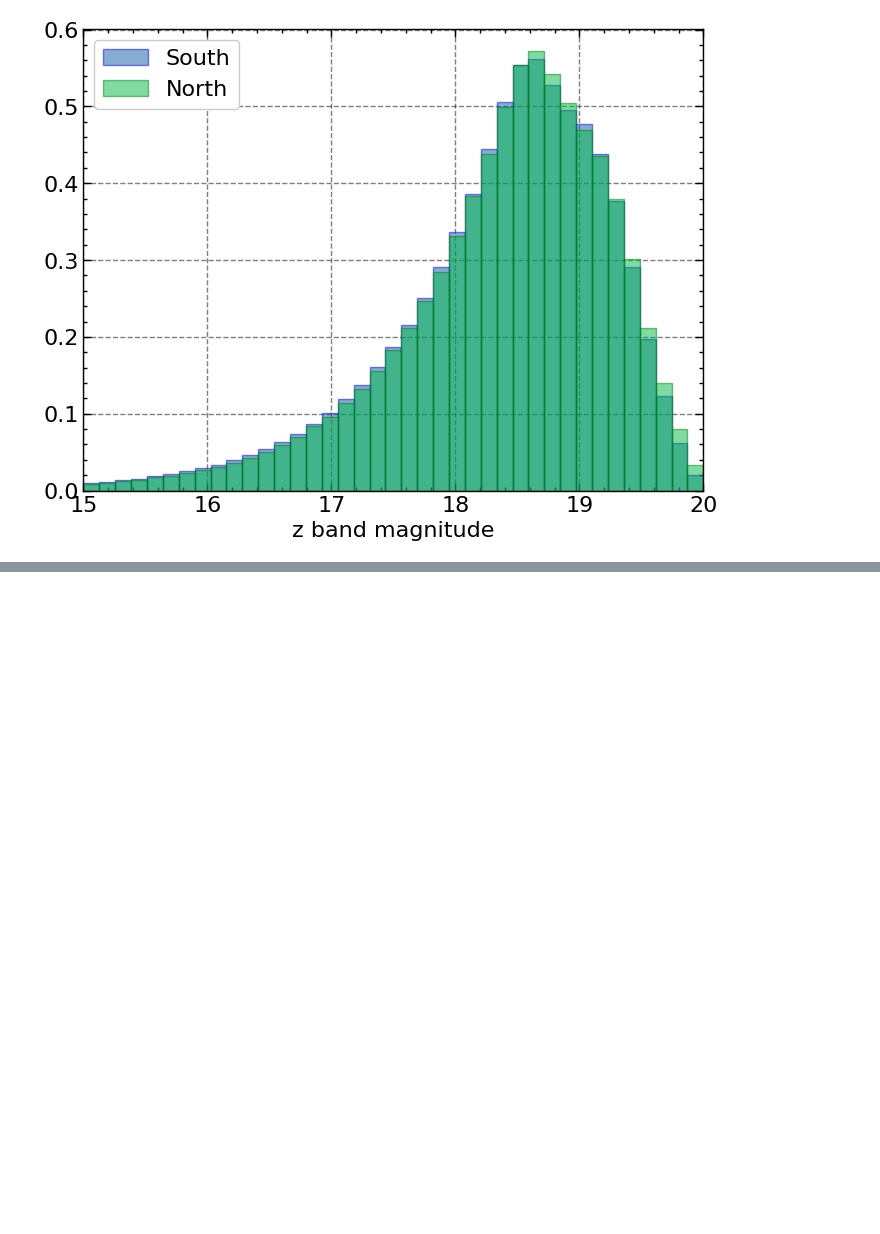
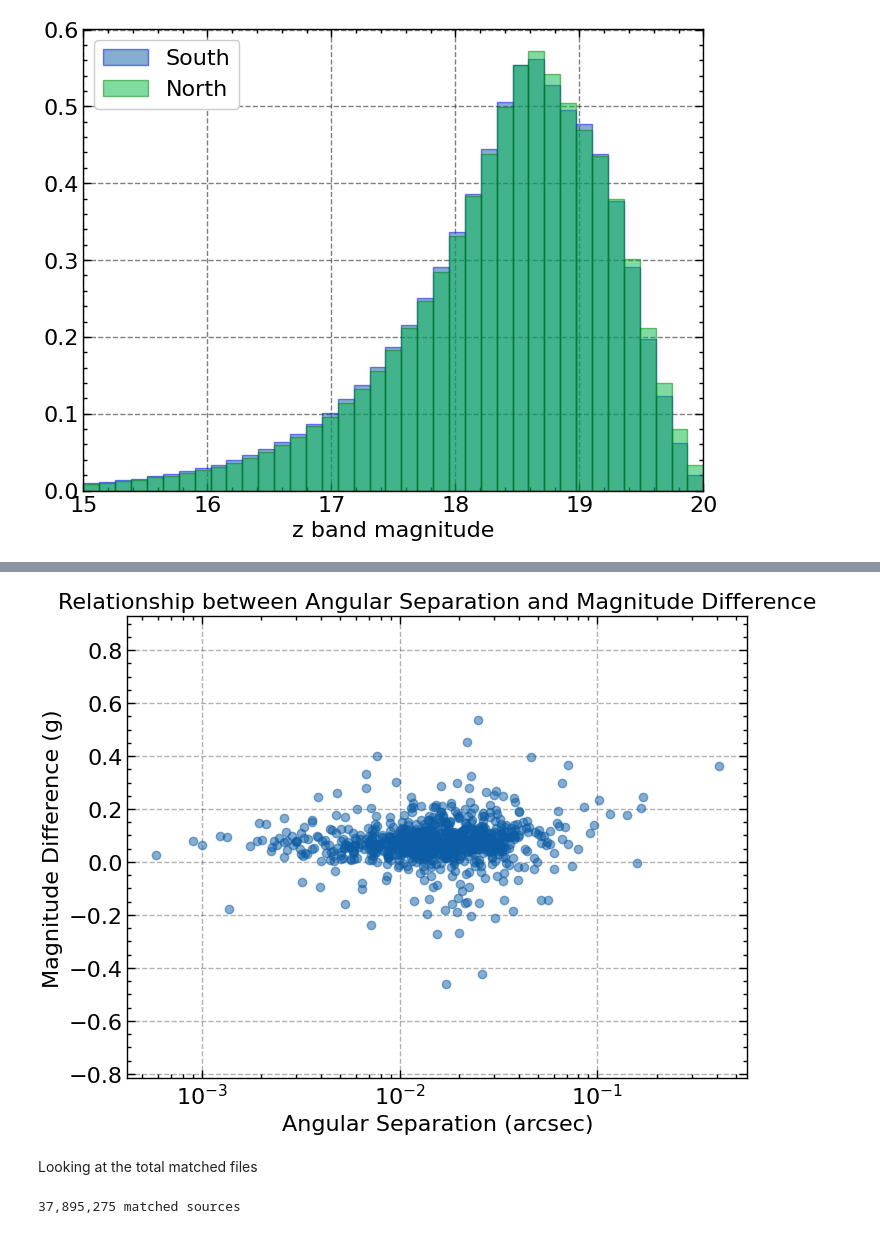
Before and after one commit to Shin107/DESILegacy-PECVEL, a Jupyter notebook: notebooks/zero_point_check.ipynb, the cells around one changed output, grey strips where cells are left out. Saved outputs shown, nothing was run; the diff lists cells and outputs as text; code cells hidden in the pictures; blank space fills up the shorter version.

```diff
--- a/notebooks/zero_point_check.ipynb
+++ b/notebooks/zero_point_check.ipynb
@@ -435,0 +447,20 @@ print(f"Min separation: {np.min(angular_sep_arcsec.value):.6f} arcsec")
+# %%
+from scipy.stats import pearsonr
+
+plt.plot(angular_sep_arcsec.value,mag_g_diff, 'o', alpha=0.5)
+plt.xlabel('Angular Separation (arcsec)')
+plt.ylabel('Magnitude Difference (g)')
+plt.title('Relationship between Angular Separation and Magnitude Difference')
+plt.grid(True, alpha=0.3)
+plt.xscale('log')
+# Calculate Pearson correlation
+corr, p_value = pearsonr(angular_sep_arcsec.value, mag_g_diff)
+
+plt.text(0.05, 0.95, f'Pearson r = {corr:.4f}\np-value = {p_value:.4e}',
+         transform=plt.gca().transAxes, verticalalignment='top',
+         bbox=dict(boxstyle='round', facecolor='wheat', alpha=0.5))
+plt.show()
+# %% [output]
+[figure, added]
+# %% [markdown]
+Looking at the total matched files
@@ -435,0 +477,4 @@ print(f"Min separation: {np.min(angular_sep_arcsec.value):.6f} arcsec")
+# %%
+print(f'{len(file):,} matched sources')
+# %% [output]
+37,895,275 matched sources
```
Also changed, not shown: parts of 10 cells of this notebook, 1 other file.
